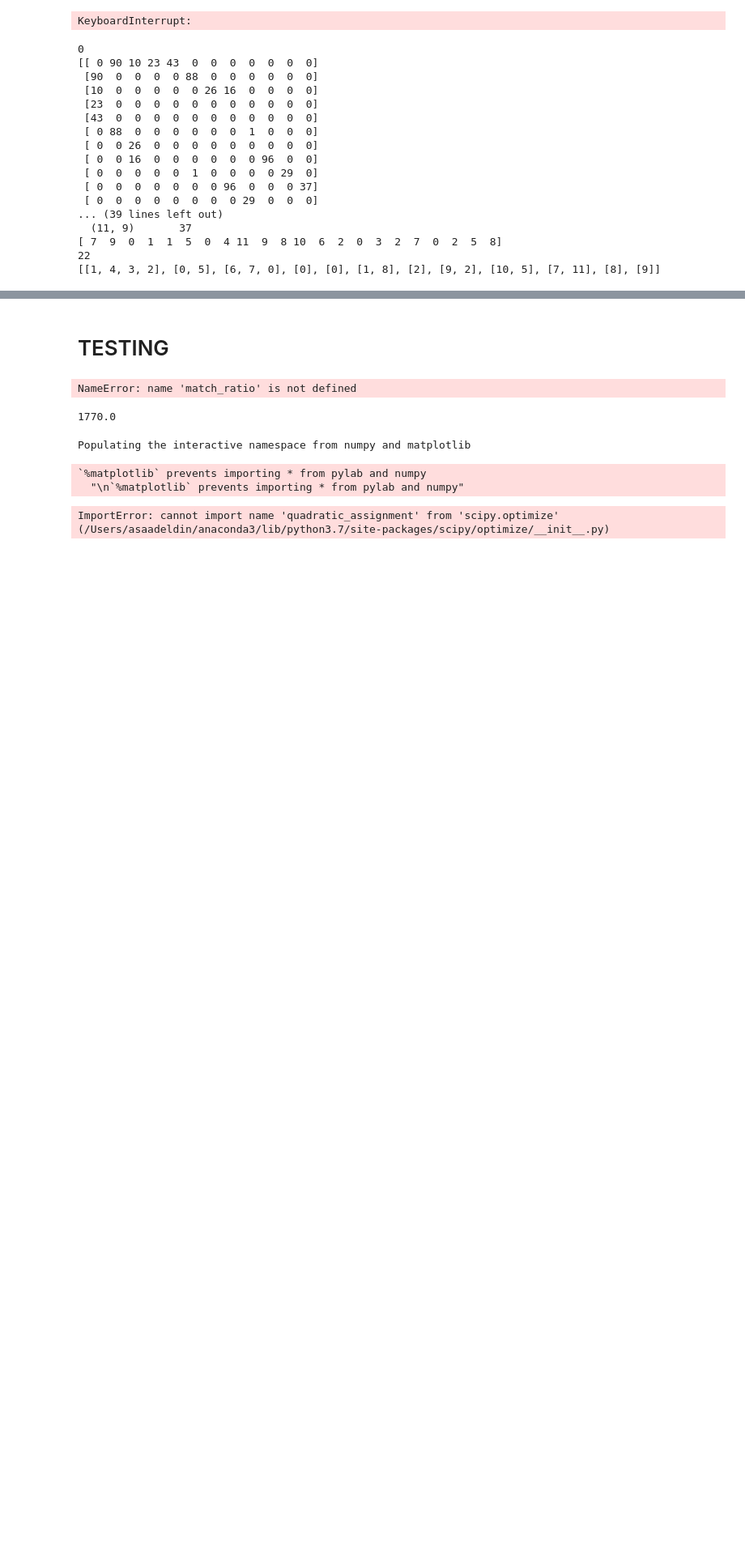
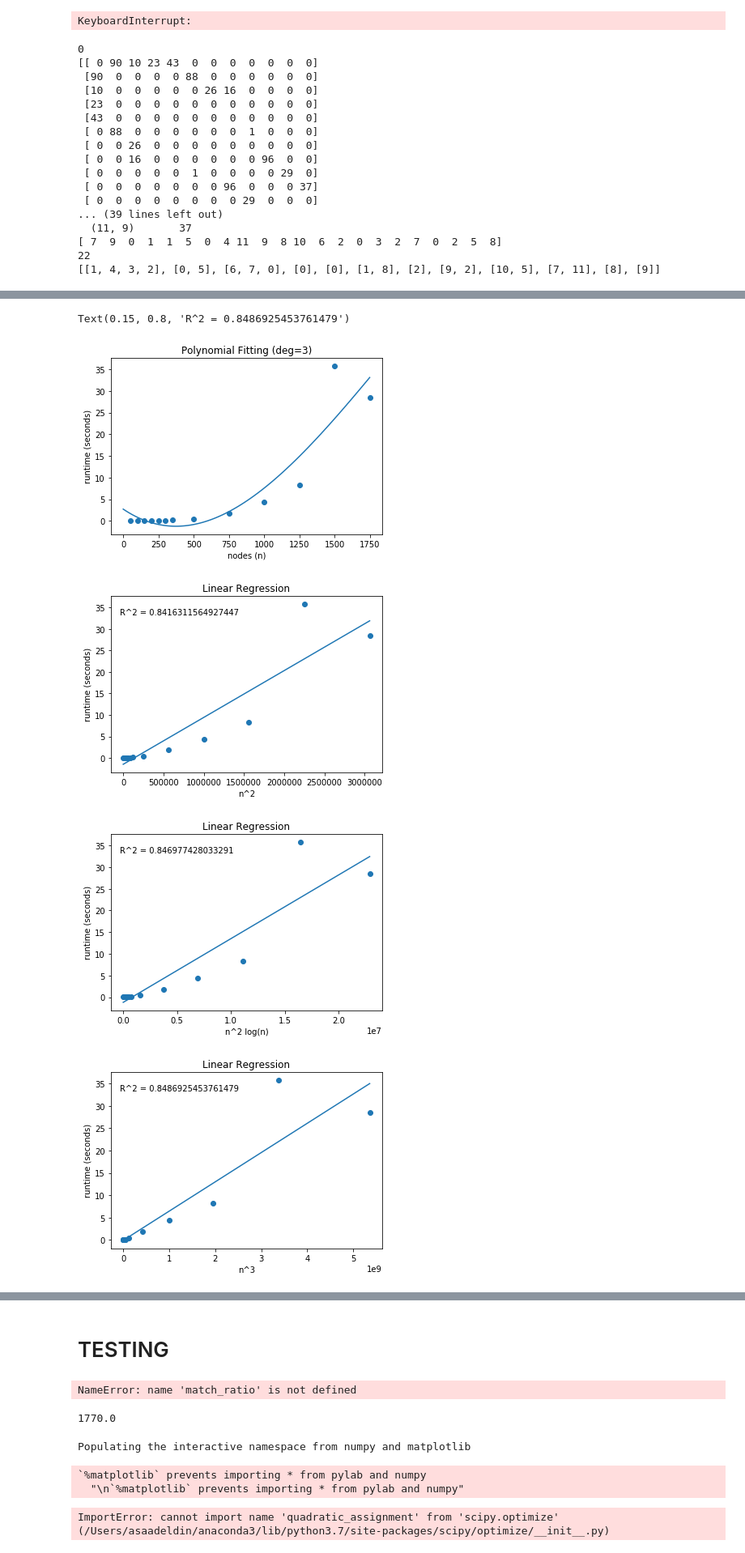
Before and after one commit to asaadeldin11/nbview, a Jupyter notebook: aLAP.ipynb, the cells around one changed output, grey strips where cells are left out. Shown: that part at 81% size. Drawn from its saved outputs; the diff is of its cells as text; code cells hidden in the pictures; blank space fills up the shorter version.

```diff
--- a/aLAP.ipynb
+++ b/aLAP.ipynb
@@ -341,0 +530,51 @@ Text(0, 0.5, 'runtime (sec)')
+# %%
+from scipy.stats import linregress
+plt.scatter(n, alap[:,0])
+# coef = np.polyfit([i**2 for i in n], alap[:,0], 2)
+coef = np.polyfit(n, alap[:,0], 3)
+y_new = np.poly1d(coef)
+plt.plot(np.linspace(0,max(n),100), y_new(np.linspace(0,max(n),100)))
+plt.title("Polynomial Fitting (deg=3)")
+plt.ylabel('runtime (seconds)')
+plt.xlabel('nodes (n)')
+
+plt.figure()
+plt.scatter([(i**2) for i in n], alap[:,0])
+# coef = np.polyfit([(i**2) for i in n], alap[:,0], 1)
+# y_new = np.poly1d(coef)
+res = linregress([i**2 for i in n], alap[:,0])
+y_new = np.poly1d([res[0], res[1]])
+m = np.max([(i**2) for i in n])
+plt.plot(np.linspace(0,m,100), y_new(np.linspace(0,m,100)))
+plt.title("Linear Regression")
+plt.ylabel('runtime (seconds)')
+plt.xlabel('n^2')
+plt.figtext(0.15,0.80, 'R^2 = '+ str(res[2]**2))
+
+plt.figure()
+plt.scatter([(i**2)*np.log(i) for i in n], alap[:,0])
+res = linregress([(i**2)*np.log(i) for i in n], alap[:,0])
+y_new = np.poly1d([res[0], res[1]])
+m = np.max([(i**2)*np.log(i) for i in n])
+plt.plot(np.linspace(0,m,100), y_new(np.linspace(0,m,100)))
+plt.title("Linear Regression")
+plt.ylabel('runtime (seconds)')
+plt.xlabel('n^2 log(n)')
+plt.figtext(0.15,0.80, 'R^2 = '+ str(res[2]**2))
+
+plt.figure()
+plt.scatter([(i**3) for i in n], alap[:,0])
+res = linregress([(i**3) for i in n], alap[:,0])
+y_new = np.poly1d([res[0], res[1]])
+m = np.max([(i**3) for i in n])
+plt.plot(np.linspace(0,m,100), y_new(np.linspace(0,m,100)))
+plt.title("Linear Regression")
+plt.ylabel('runtime (seconds)')
+plt.xlabel('n^3')
+plt.figtext(0.15,0.80, 'R^2 = '+ str(res[2]**2))
+# %% [output]
+Text(0.15, 0.8, 'R^2 = 0.8486925453761479')
+[figure, added]
+[figure, added]
+[figure, added]
+[figure, added]
```
Also changed, not shown: parts of 23 cells of this notebook.
